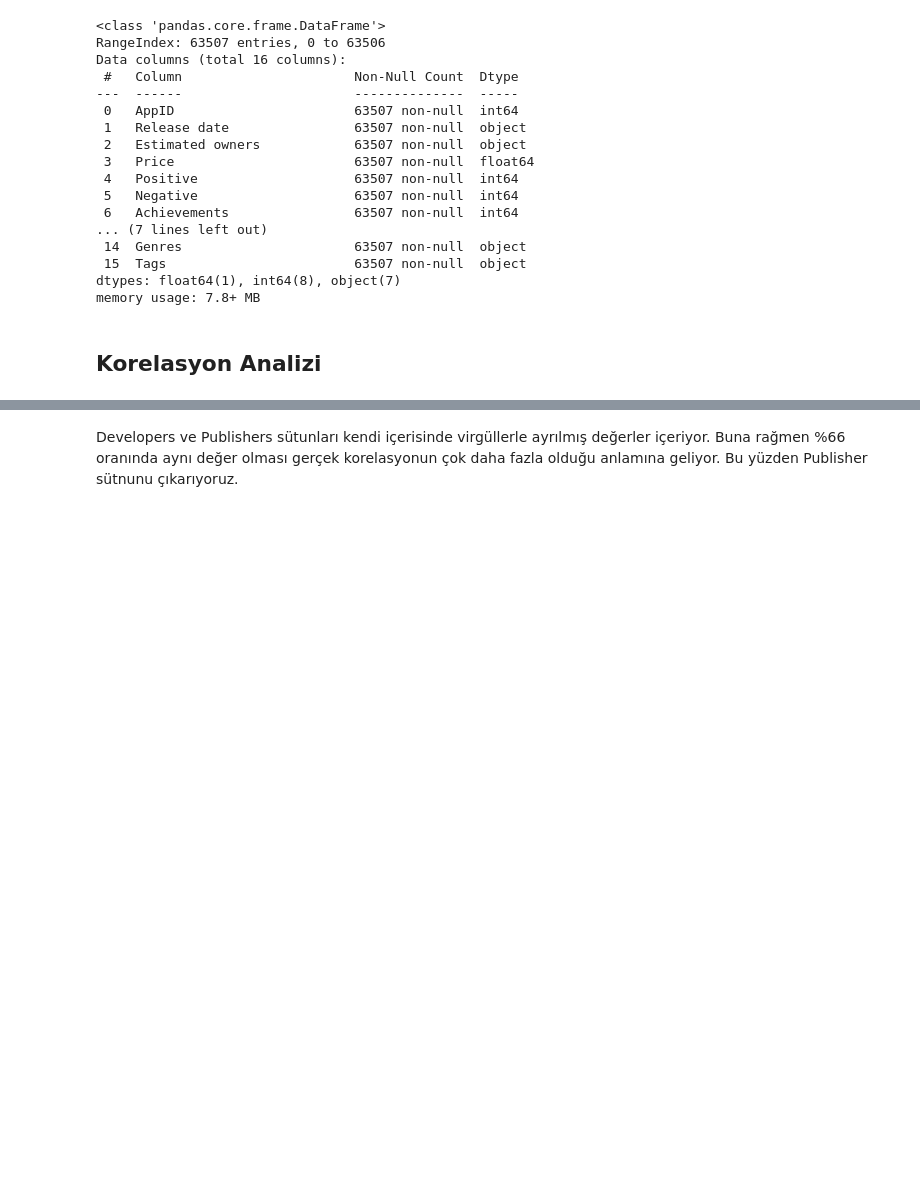
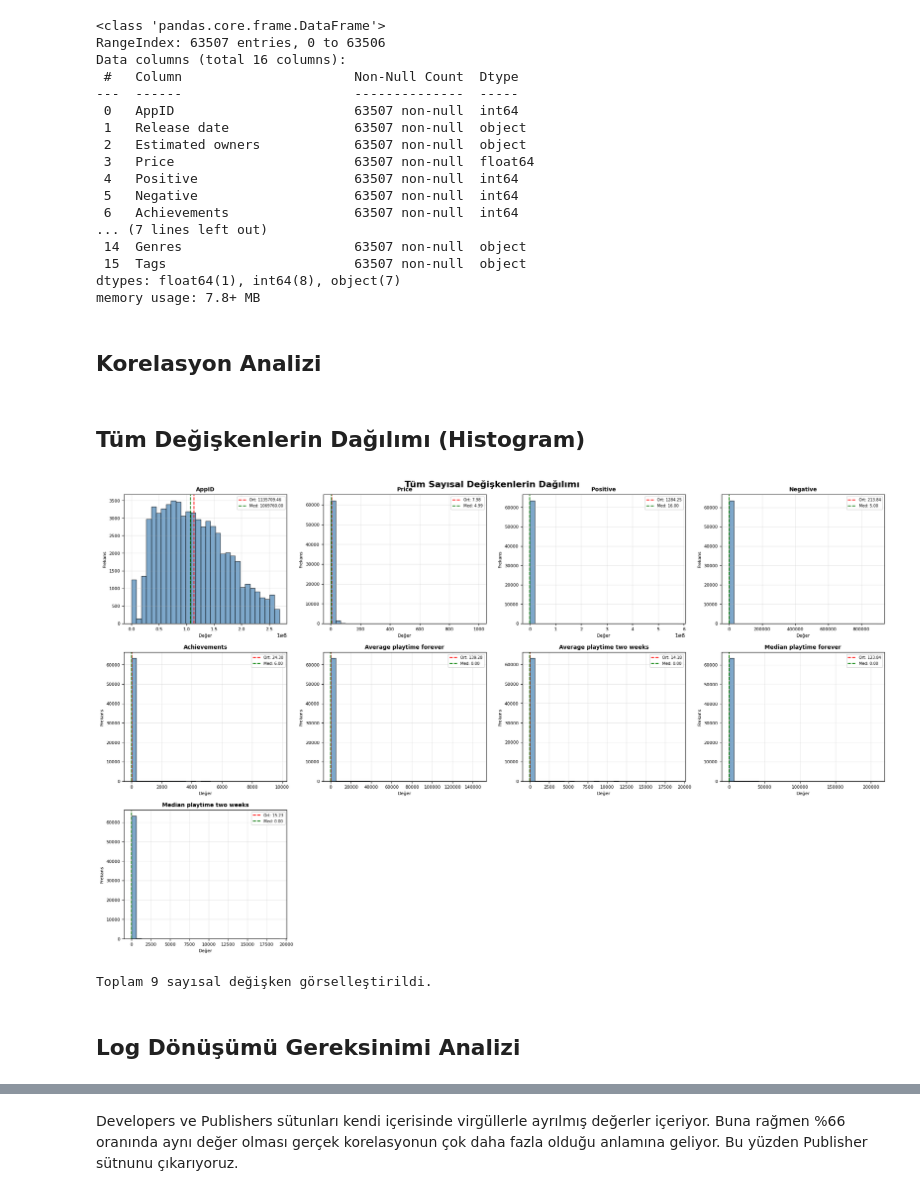
Before and after one commit to TraiNox/TraiNox, a Jupyter notebook: 02_EDA.ipynb, the cells around one changed output, grey strips where cells are left out. Saved outputs shown, nothing was run; the diff lists cells and outputs as text; code cells hidden in the pictures; blank space fills up the shorter version.

```diff
--- a/02_EDA.ipynb
+++ b/02_EDA.ipynb
@@ -26,3 +26,55 @@ dtypes: float64(1), int64(8), object(7)
 memory usage: 7.8+ MB
 # %% [markdown]
 ## Korelasyon Analizi
+# %% [markdown]
+## Tüm Değişkenlerin Dağılımı (Histogram)
+# %%
+import matplotlib.pyplot as plt
+import numpy as np
+
+# Sayısal sütunları belirle
+numeric_columns = df.select_dtypes(include=[np.number]).columns.tolist()
+
+# Toplam grafik sayısını hesapla
+n_cols = 4  # Satır başına 4 grafik
+n_rows = int(np.ceil(len(numeric_columns) / n_cols))
+
+# Büyük bir figure oluştur (tüm grafikleri bir pencerede göstermek için)
+fig, axes = plt.subplots(n_rows, n_cols, figsize=(20, n_rows * 4))
+axes = axes.flatten()  # Düz bir array'e çevir
+
+# Her sayısal değişken için histogram çiz
+for idx, col in enumerate(numeric_columns):
+    ax = axes[idx]
+
+    # Histogram çiz
+    ax.hist(df[col].dropna(), bins=30, color='steelblue', alpha=0.7, edgecolor='black')
+
+    # Başlık ve etiketler
+    ax.set_title(f'{col}', fontsize=10, fontweight='bold')
+    ax.set_xlabel('Değer', fontsize=8)
+    ax.set_ylabel('Frekans', fontsize=8)
+    ax.tick_params(labelsize=8)
+    ax.grid(True, alpha=0.3)
+
+    # Temel istatistikleri göster
+    mean_val = df[col].mean()
+    median_val = df[col].median()
+    ax.axvline(mean_val, color='red', linestyle='--', linewidth=1.5, label=f'Ort: {mean_val:.2f}')
+    ax.axvline(median_val, color='green', linestyle='--', linewidth=1.5, label=f'Med: {median_val:.2f}')
+    ax.legend(fontsize=7)
+
+# Kullanılmayan subplot'ları gizle
+for idx in range(len(numeric_columns), len(axes)):
+    axes[idx].axis('off')
+
+plt.tight_layout()
+plt.suptitle('Tüm Sayısal Değişkenlerin Dağılımı', fontsize=16, fontweight='bold', y=1.002)
+plt.show()
+
+print(f"\nToplam {len(numeric_columns)} sayısal değişken görselleştirildi.")
+# %% [output]
+[figure, added]
+Toplam 9 sayısal değişken görselleştirildi.
+# %% [markdown]
+## Log Dönüşümü Gereksinimi Analizi
```
Also changed, not shown: parts of 24 cells of this notebook.
